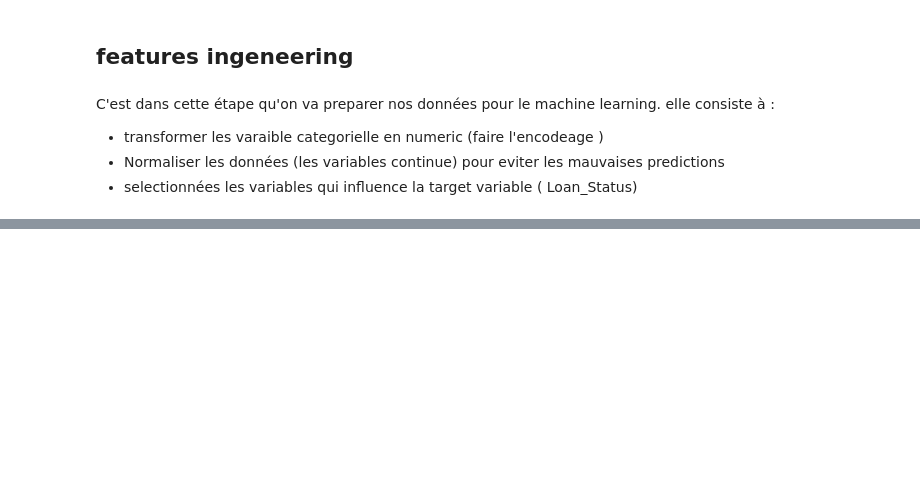
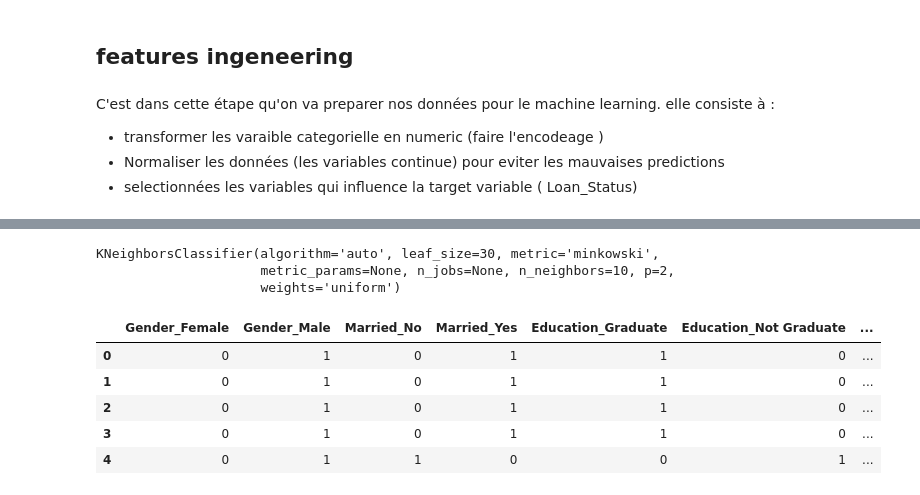
Before and after one commit to Junny-cloud/Compo-NaN, a Jupyter notebook: Compo_JuniorEssoh.ipynb, the cells around one changed output, grey strips where cells are left out. Cells and saved outputs as stored; diff of their text form; code cells hidden in the pictures; blank space fills up the shorter version.

```diff
--- a/Compo_JuniorEssoh.ipynb
+++ b/Compo_JuniorEssoh.ipynb
@@ -230,0 +517,8 @@ def data_trans(df):
+# %%
+# utilisons le model avec les meilleurs hyperparametres
+classifier = KNeighborsClassifier(n_neighbors = 10)
+classifier.fit(X_train, y_train)
+# %% [output]
+KNeighborsClassifier(algorithm='auto', leaf_size=30, metric='minkowski',
+                     metric_params=None, n_jobs=None, n_neighbors=10, p=2,
+                     weights='uniform')
@@ -230,0 +536,31 @@ def data_trans(df):
+# %%
+# importer le test set pour faire notre prediction
+test_data = pd.read_csv('test_pret.csv')
+# %%
+# Prediction de data set du test mais avant le transformer avec cette fonction
+def transf_test(df):
+    df.drop(['Loan_Amount_Term','LoanAmount','CoapplicantIncome','ApplicantIncome','Dependents','Loan_ID']
+            ,axis=1,inplace=True)
+
+
+    # Transformer le type des variable object en category
+    cols =['Gender','Married', 'Education','Self_Employed','Credit_History','Property_Area']
+
+    for c in cols:
+        df[c] =df[c].astype('category')
+
+    # Encodage des variables
+    X = pd.get_dummies(df, drop_first=False)
+
+    return X
+# %%
+test_data = transf_test(test_data)
+# %%
+test_data.head(5)
+# %% [output]
+|  | Gender_Female | Gender_Male | Married_No | Married_Yes | Education_Graduate | Education_Not Graduate | ... |
+| 0 | 0 | 1 | 0 | 1 | 1 | 0 | ... |
+| 1 | 0 | 1 | 0 | 1 | 1 | 0 | ... |
+| 2 | 0 | 1 | 0 | 1 | 1 | 0 | ... |
+| 3 | 0 | 1 | 0 | 1 | 1 | 0 | ... |
+| 4 | 0 | 1 | 1 | 0 | 0 | 1 | ... |
```
Also changed, not shown: parts of 32 cells of this notebook, 1 other file.
